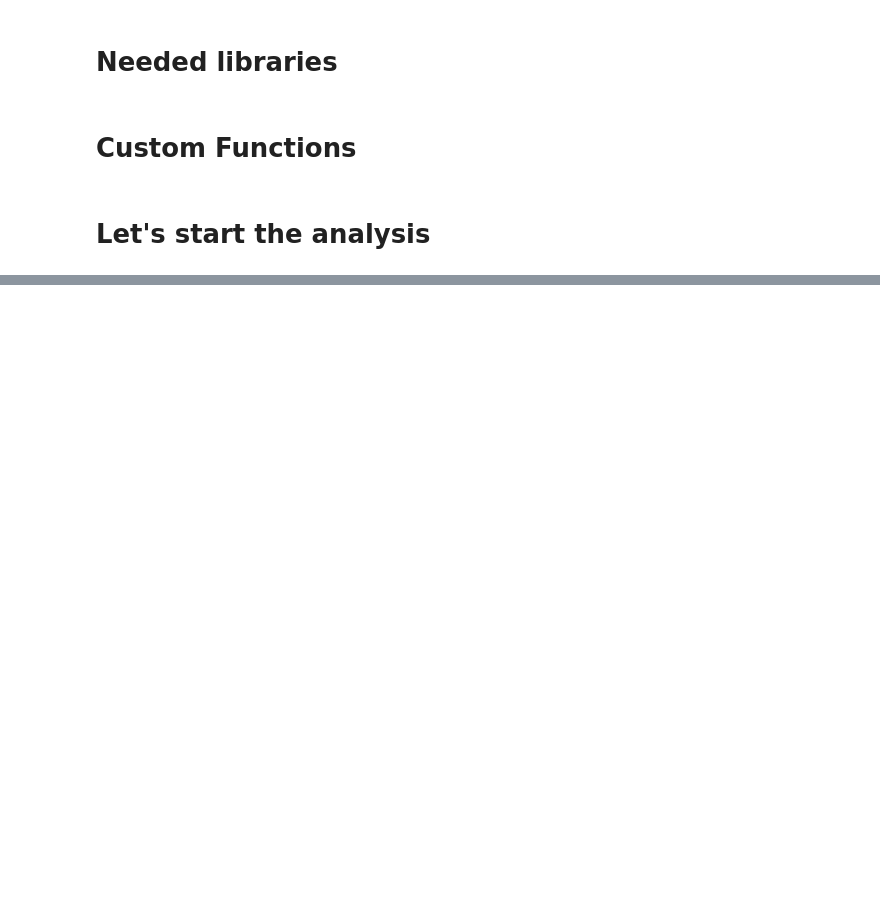
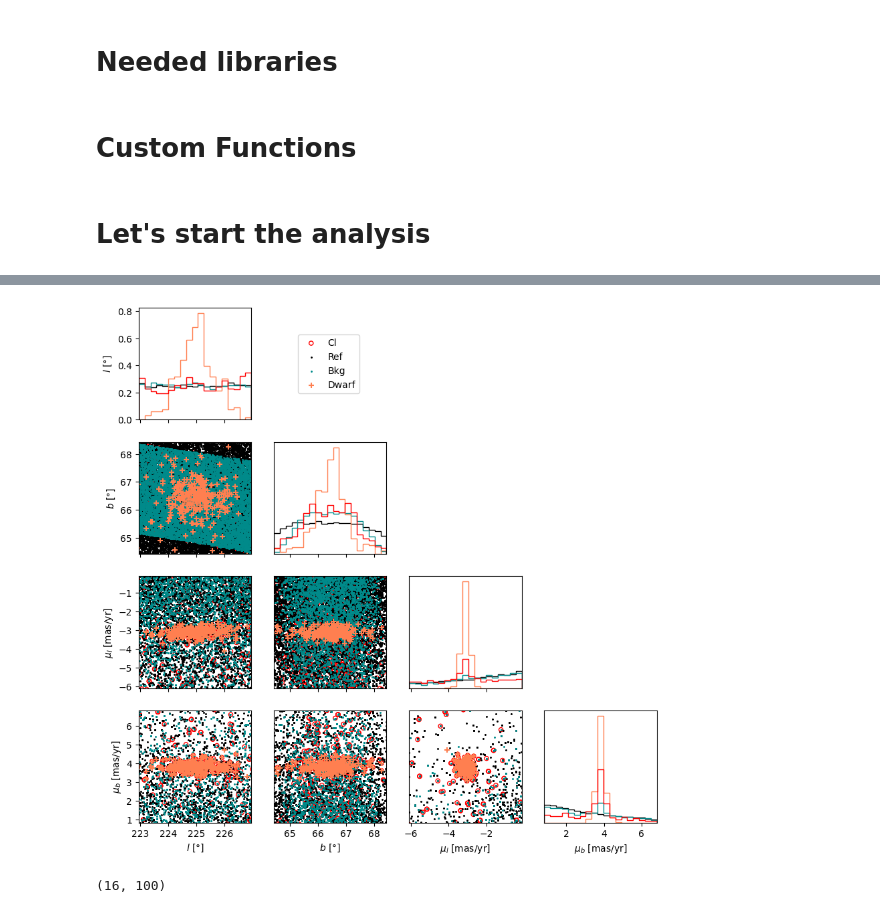
Before and after one commit to Martindelosrios/dwarf, a Jupyter notebook: codes/analysisVaryingPars.ipynb, the cells around one changed output, grey strips where cells are left out. Saved outputs shown, nothing was run; the diff lists cells and outputs as text; code cells hidden in the pictures; blank space fills up the shorter version.

```diff
--- a/codes/analysisVaryingPars.ipynb
+++ b/codes/analysisVaryingPars.ipynb
@@ -318,15 +338,15 @@ data = np.loadtxt('../data/mocks/library.survey.UFGX_LIB' + str(ifile) + '.dat')
 # Generate 100,000 Bernoulli sequences to determine the critical Upsilon threshold
 num_sequences = 1000            # Number of Bernoulli sequences
 K_M = 500                        # Length of each sequence
-NUM_CORES = 10
+NUM_CORES = 50
 NEIGHBOR_RANGE = range(4, K_M)
 critical_quantile = 0.9999        # Quantile to calculate critical Upsilon threshold
 
 
-validation  = 1000           # Number of samples to use for validation
+validation  = 1000         # Number of samples to use for validation
 kstar_range = range(20, K_M) # Range of kstar values to consider
 # %%
-nside = 2
+nside = 1
 NPIX = hp.nside2npix(nside)
 glat, glon = np.degrees(hp.pix2ang(nside, np.arange(NPIX)))
 glat = 90 - glat
@@ -413,0 +517,10 @@ counter += counter
+# %%
+fig, ax  = plt.subplots(4,4, figsize = (10,10), sharex = 'col')
+
+plt.subplots_adjust(hspace = 0.2, wspace = 0.2)
+
+ax = plotDwarf(ax, dw_data, full, ref, indices[0])
+
+#plt.savefig('../graph/gal_{}_4d.pdf'.format(Id), bbox_inches='tight')
+# %% [output]
+[figure, added]
@@ -413,0 +544,4 @@ counter += counter
+# %%
+aux_pur.shape
+# %% [output]
+(16, 100)
```
Also changed, not shown: parts of 12 cells of this notebook.
